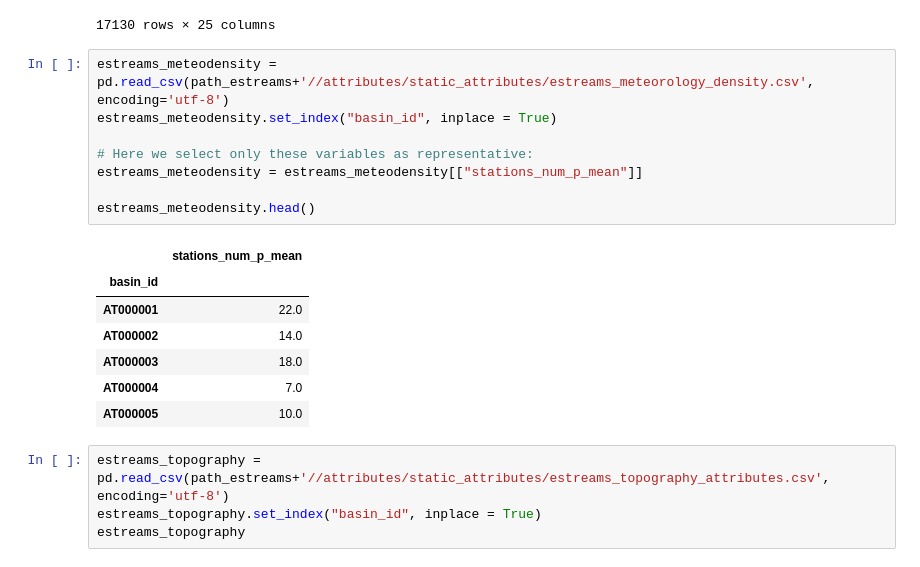
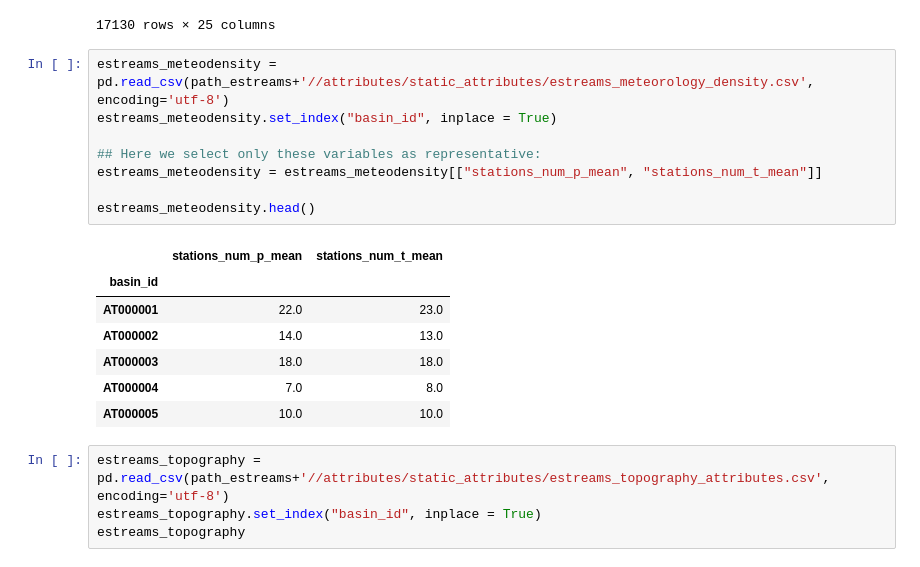
Before and after one commit to thiagovmdon/EOBS-quality, a Jupyter notebook: code/Paper_Quality_EOBS_d_exploring_results.ipynb, the cells around one changed output. Drawn from its saved outputs; the diff is of its cells as text.

```diff
--- a/code/Paper_Quality_EOBS_d_exploring_results.ipynb
+++ b/code/Paper_Quality_EOBS_d_exploring_results.ipynb
@@ -93,19 +93,19 @@ estreams_signatures
 # %%
 estreams_meteodensity = pd.read_csv(path_estreams+'//attributes/static_attributes/estreams_meteorology_density.csv', encoding='utf-8')
 estreams_meteodensity.set_index("basin_id", inplace = True)
 
-# Here we select only these variables as representative:
-estreams_meteodensity = estreams_meteodensity[["stations_num_p_mean"]]
+## Here we select only these variables as representative:
+estreams_meteodensity = estreams_meteodensity[["stations_num_p_mean", "stations_num_t_mean"]]
 
 estreams_meteodensity.head()
 # %% [output]
-|  | stations_num_p_mean |
-| basin_id |  |
-| AT000001 | 22.0 |
-| AT000002 | 14.0 |
-| AT000003 | 18.0 |
-| AT000004 | 7.0 |
-| AT000005 | 10.0 |
+|  | stations_num_p_mean | stations_num_t_mean |
+| basin_id |  |  |
+| AT000001 | 22.0 | 23.0 |
+| AT000002 | 14.0 | 13.0 |
+| AT000003 | 18.0 | 18.0 |
+| AT000004 | 7.0 | 8.0 |
+| AT000005 | 10.0 | 10.0 |
 # %%
 estreams_topography = pd.read_csv(path_estreams+'//attributes/static_attributes/estreams_topography_attributes.csv', encoding='utf-8')
 estreams_topography.set_index("basin_id", inplace = True)
```
Also changed, not shown: parts of 42 cells of this notebook, 5 other files.
